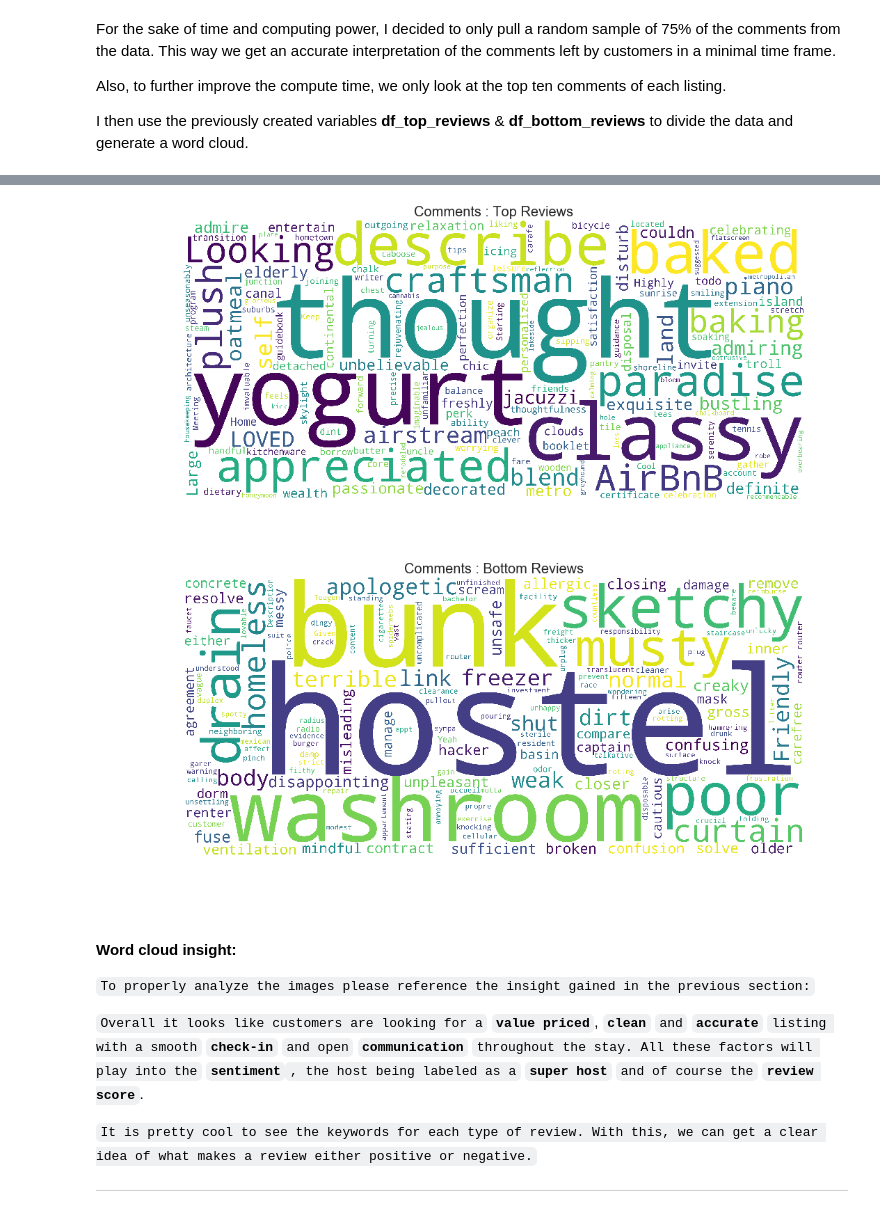
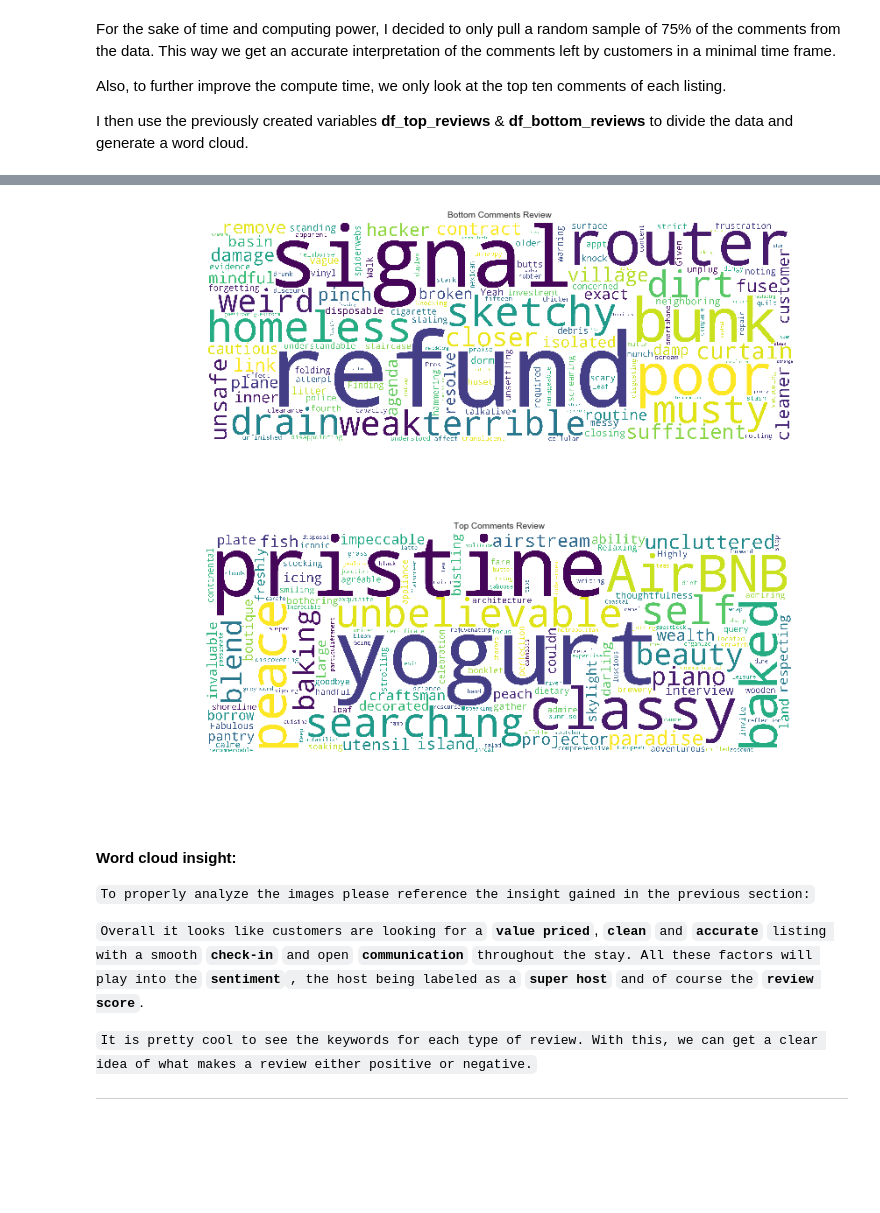
Before and after one commit to jabs085/Seattle_Airbnb_Review_Analysis, a Jupyter notebook: Seattle_AirBnB_Review_Analysis.ipynb, the cells around one changed output, grey strips where cells are left out. Cells and saved outputs as stored; diff of their text form; code cells hidden in the pictures; blank space fills up the shorter version.

```diff
--- a/Seattle_AirBnB_Review_Analysis.ipynb
+++ b/Seattle_AirBnB_Review_Analysis.ipynb
@@ -649,7 +665,7 @@ def filter_text(text):
 
 
 # Generate word clouds
-def gen_wordcloud(col_name):
+def gen_wordcloud(col_name, review_type='top'):
     """
     Generate WordCloud Image.
 
@@ -675,41 +691,39 @@ def gen_wordcloud(col_name):
         STOPWORDS.add(name)
 
 
+    if review_type == 'top':
+        processed = tr
+    elif review_type == 'bottom':
+        processed = br
+
     # Generate WordClouds
-    tc = WordCloud(stopwords = STOPWORDS,
+    wc = WordCloud(stopwords = STOPWORDS,
                    background_color='white',
-                   height=1800,
+                   height=1500,
                    colormap='viridis',
                    random_state=21,
                    width=4000,
-                   max_words=150).generate(tr)
-    bc = WordCloud(stopwords = STOPWORDS,
-                   background_color='white',
-                   height=1800,
-                   colormap='viridis',
-                   random_state=21,
-                   width=4000,
-                   max_words=150).generate(br)
+                   max_words=150).generate(processed)
+
 
     # Display images:
-    plt.ion()
-    plt.figure(figsize = (16, 8))
-    plt.imshow(tc)
-    plt.title('{} : Top Reviews'.format(col_name.capitalize()), fontsize = 20)
-    plt.axis('off')
-    plt.show
-
-    plt.ion()
-    plt.figure(figsize = (16, 8))
-    plt.imshow(bc)
-    plt.title('{} : Bottom Reviews'.format(col_name.capitalize()), fontsize=20)
-    plt.axis('off')
-    plt.show
+    plt.ioff();
+    fig = plt.figure(figsize = (12, 5))
+    ax = fig.add_subplot(1, 1, 1)
+    plt.imshow(wc);
+    plt.title('{} {} Review'.format(review_type.capitalize(), col_name.capitalize()), fontsize = 10);
+    plt.axis('off');
+    plt.show;
-# %%
-gen_wordcloud('comments')
-# %% [output]
-[figure, removed]
-[figure, removed]
+# %%
+# Generate a negative review word cloud:
+gen_wordcloud('comments', 'bottom')
+# %% [output]
+[figure, added]
+# %%
+# Generate a positive review word cloud:
+gen_wordcloud('comments');
+# %% [output]
+[figure, added]
 # %% [markdown]
 ####  Word cloud insight:
 `To properly analyze the images please reference the insight gained in the previous section:`
```
Also changed, not shown: parts of 5 cells of this notebook.
